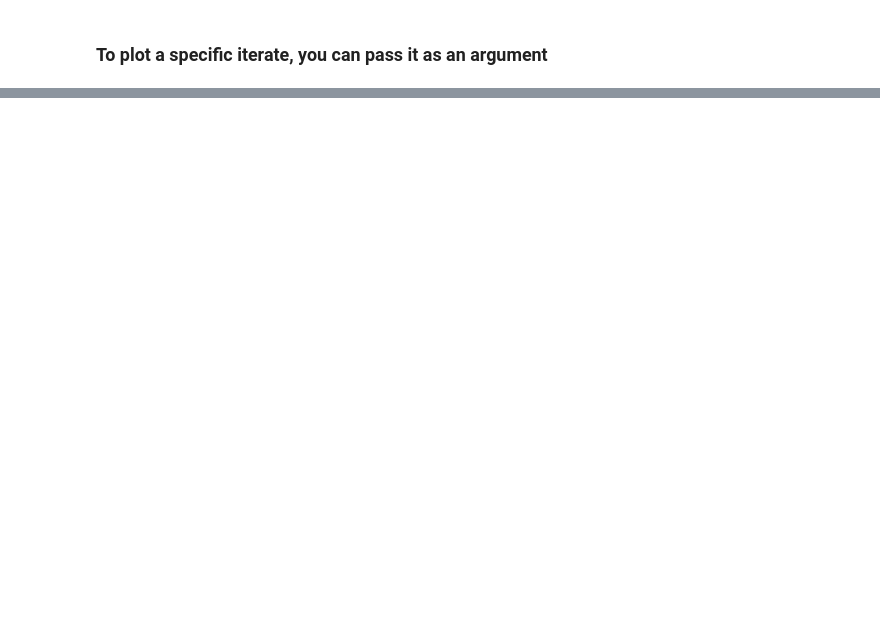
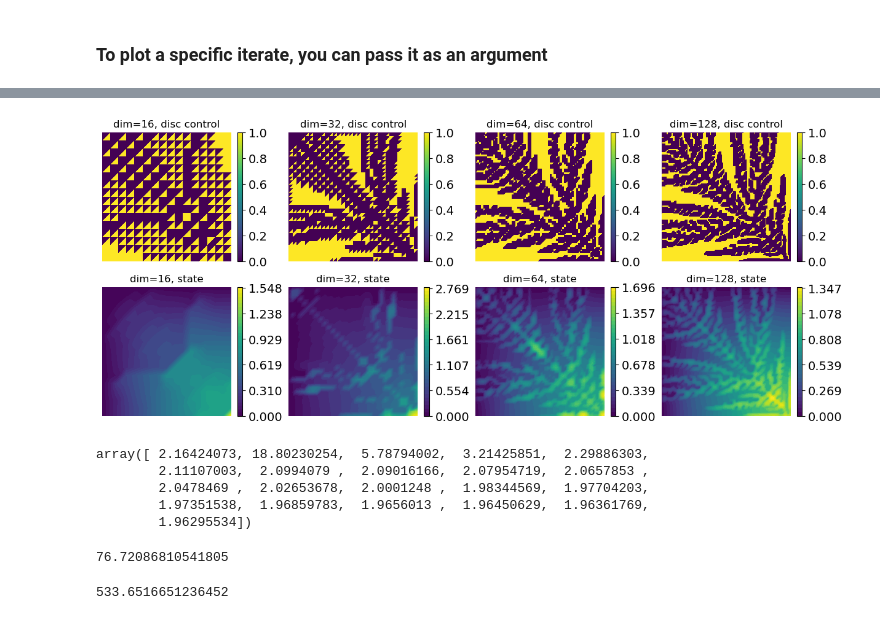
Before and after one commit to choudharyharsh122/admm_methods, a Jupyter notebook: admm1/admm_viz.ipynb, the cells around one changed output, grey strips where cells are left out. Cells and saved outputs as stored; diff of their text form; code cells hidden in the pictures; blank space fills up the shorter version.

```diff
--- a/admm1/admm_viz.ipynb
+++ b/admm1/admm_viz.ipynb
@@ -53,0 +78,28 @@ admm.plot_state(s5, ax=ax[1])
+# %%
+mesh_list = [16,32,64,128]
+fig,ax = plt.subplots(figsize=(15,6), nrows=2, ncols=4)
+for i, mesh in enumerate(mesh_list):
+    admmcolin = ADMM(alpha=0.01, dim=mesh, base_dir="run_data_admm_running_avg_gurobi")
+    c = admmcolin.trial(0).iters.control_disc[-1]
+    s = admmcolin.trial(0).iters.state[-1]
+    admmcolin.plot_control(c, ax=ax[0][i], show=False, title=f"dim={mesh}, disc control")
+    admmcolin.plot_state(s, ax=ax[1][i], show=False, title=f"dim={mesh}, state")
+# %% [output]
+[figure, added]
+# %%
+admm = ADMM(alpha=1.0, dim=64, base_dir="run_data_admm_gurobi")
+admm.trial(0).series.objective
+# %% [output]
+array([ 2.16424073, 18.80230254,  5.78794002,  3.21425851,  2.29886303,
+        2.11107003,  2.0994079 ,  2.09016166,  2.07954719,  2.0657853 ,
+        2.0478469 ,  2.02653678,  2.0001248 ,  1.98344569,  1.97704203,
+        1.97351538,  1.96859783,  1.9656013 ,  1.96450629,  1.96361769,
+        1.96295534])
+# %%
+admm.trial(0).series.runtime_sub1.sum()
+# %% [output]
+76.72086810541805
+# %%
+admm.trial(0).series.runtime_sub2.sum()
+# %% [output]
+533.6516651236452
```
Also changed, not shown: parts of 18 cells of this notebook, 33 other files.
